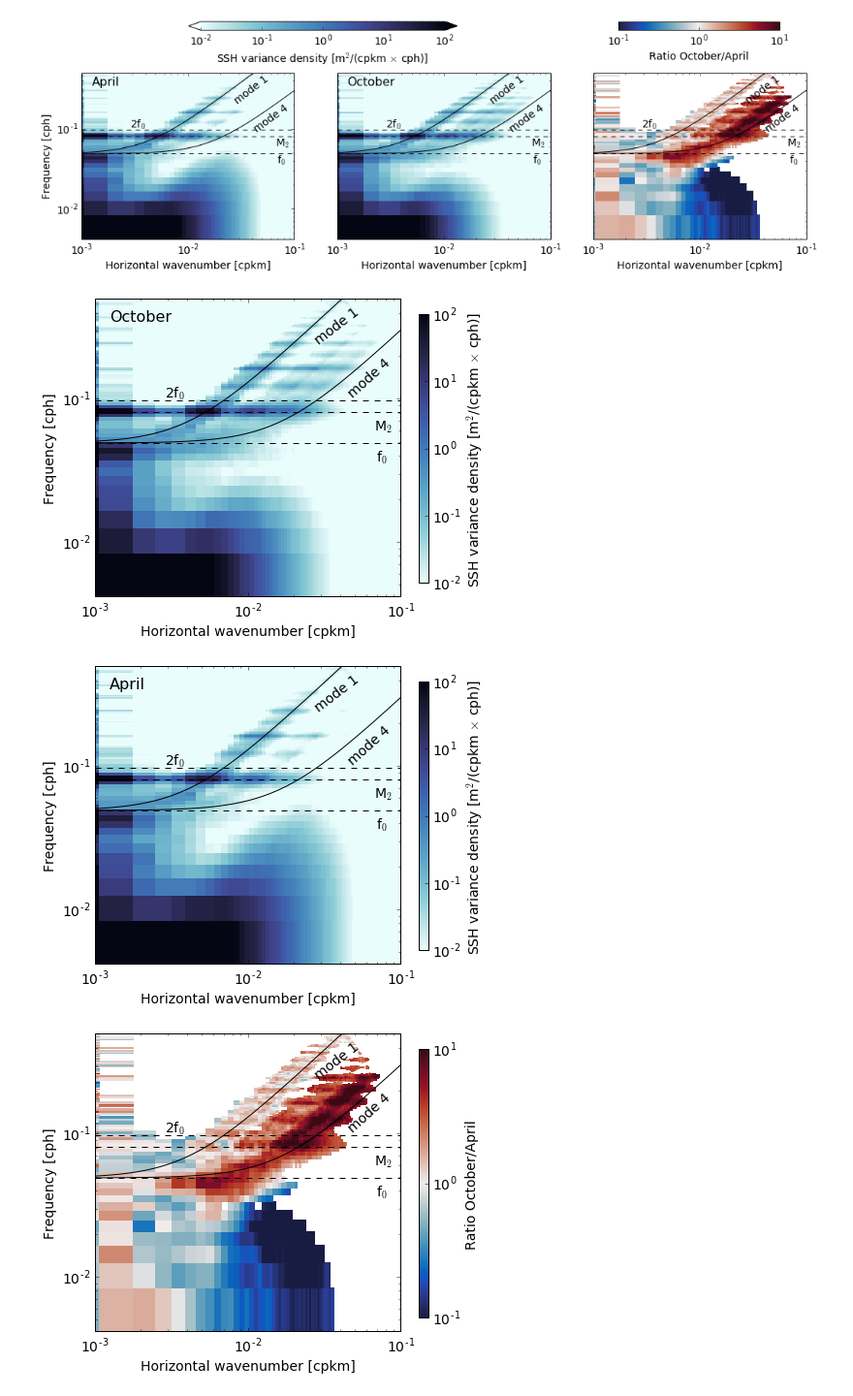
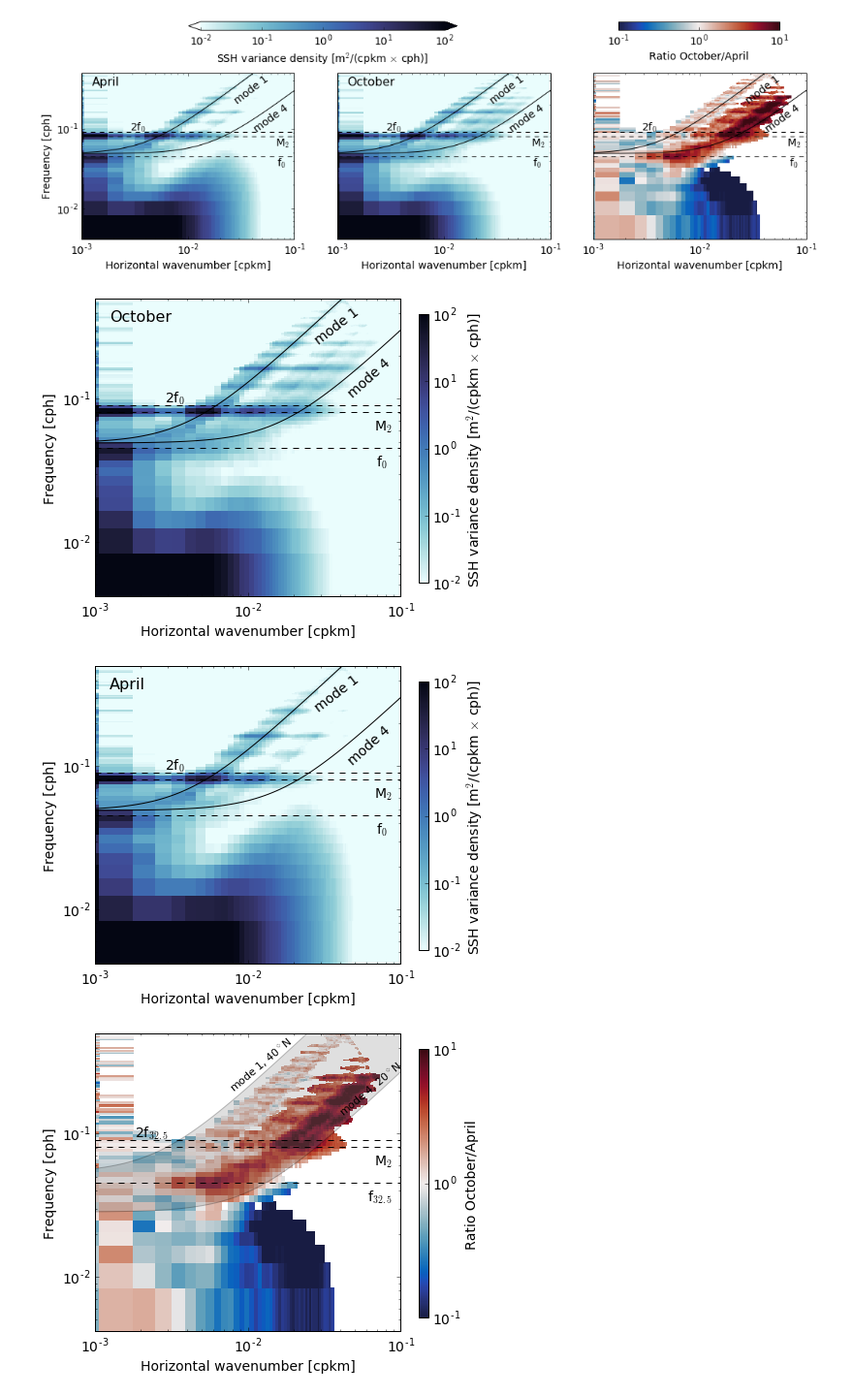
Before and after one commit to cesar-rocha/UpperOceanSeasonality, a Jupyter notebook: notebooks/WavenumberFrequencySpec.ipynb, the cells around one changed output. Shown at 97% size. Saved outputs shown, nothing was run; the diff lists cells and outputs as text; code cells hidden in the pictures.

```diff
--- a/notebooks/WavenumberFrequencySpec.ipynb
+++ b/notebooks/WavenumberFrequencySpec.ipynb
@@ -4,6 +4,11 @@ __depends__ = ["../outputs/eta_anomaly_var_wavenumber_freq_october.npz",
                "../outputs/eta_anomaly_var_wavenumber_freq_all.npz",
                "../outputs/eta_anomaly_var_wavenumber_freq_4320_october.npz",
                "../outputs/eta_anomaly_var_wavenumber_freq_4320_april.npz",
+               "../outputs/ke__wavenumber_freq_4320_october.npz",
+               "../outputs/ke__wavenumber_freq_4320_april.npz",
+               "../outputs/ke__wavenumber_freq_4320_all.npz",
+               "../WOA/radii_min.npz",
+                "../WOA/radii_max.npz",
                "../WOA/radii.npz"]
 __dest__ = []
 # %%
@@ -24,4 +31,9 @@ speca = np.load(__depends__[1])
 spec = np.load(__depends__[2])
 speco4320 = np.load(__depends__[3])
 speca4320 = np.load(__depends__[4])
-radii = np.load(__depends__[5])['radii']
+kespeco4320 = np.load(__depends__[5])
+kespeca4320 = np.load(__depends__[6])
+kespec4320 = np.load(__depends__[7])
+radii = np.load(__depends__[-1])['radii']
+radii_min = np.load(__depends__[-3])['radii']
+radii_max = np.load(__depends__[-2])['radii']
@@ -37,10 +45,13 @@ Eeta = spec['iEeta']
 # %%
 f, Eetao, Eetaa, Eeta = f[1:f.size/2], Eetao[:,1:f.size/2],Eetaa[:,1:f.size/2], Eeta[:,1:f.size/2]
 # %%
-f0 = sw.f(36)
+f0 = sw.f(32.5)
+fmin, fmax = sw.f(20), sw.f(40.)
+
 
 #f0 = sw.f(32.69)
 N2 = (276.32*f0)**2
+
 m = (1./150)
 m2 = (1./500)
 m3 = (1./550)
@@ -59,14 +70,30 @@ rd3 = 2*np.pi*radii[2]
 rd4 = 2*np.pi*radii[3]
 rd5 = 2*np.pi*radii[4]
 
+rd1_min = 2*np.pi*radii_min[0]
+rd4_min = 2*np.pi*radii_min[3]
+rd1_max = 2*np.pi*radii_max[0]
+rd4_max = 2*np.pi*radii_max[3]
+
+rd0 = 2000  #  external deformation radius (km)
+omg_0 = f0*np.sqrt(1 + (k*rd0)**2)*3600/2/np.pi
+
 omg_1 = f0*np.sqrt(1 + (k*rd1)**2)*3600/2/np.pi
 omg_2 = f0*np.sqrt(1 + (k*rd2)**2)*3600/2/np.pi
 omg_3 = f0*np.sqrt(1 + (k*rd3)**2)*3600/2/np.pi
 omg_4 = f0*np.sqrt(1 + (k*rd4)**2)*3600/2/np.pi
 omg_5 = f0*np.sqrt(1 + (k*rd5)**2)*3600/2/np.pi
 
+omg_1_min = fmin*np.sqrt(1 + (k*rd1_min)**2)*3600/2/np.pi
+omg_4_min = fmin*np.sqrt(1 + (k*rd4_min)**2)*3600/2/np.pi
+
+omg_1_max = fmax*np.sqrt(1 + (k*rd1_max)**2)*3600/2/np.pi
+omg_4_max = fmax*np.sqrt(1 + (k*rd4_max)**2)*3600/2/np.pi
+
 m2 = 1./12.4
 f0 = f0*3600/(2*np.pi)
+fmin = fmax*3600/(2*np.pi)
+fmax = fmin*3600/(2*np.pi)
 # %%
 RatioEeta = Eetao.T/Eetaa.T
 RatioEeta = np.ma.masked_array(RatioEeta,Eetao.T<1.e-2)
@@ -254,16 +282,15 @@ fig.colorbar(cdensity, cax=cbar_ax,label=r'SSH variance density [m$^2$/(cpkm $\t
 fig = plt.figure(figsize=(6.5,5.5))
 ax = plt.subplot(111)
 cratio = plt.pcolormesh(ki4320,f4320,Eetao4320.T,norm=LogNorm(vmin=vmin,vmax=vmax),cmap=cmocean.cm.ice_r)
-plt.plot(k,omg_1,'k')
-plt.plot(k,omg_4,'k')
-plt.text(1./38,.385,r'mode 1',fontsize=14,rotation=37.5)
-plt.text(1./23,.17,r'mode 4',fontsize=14,rotation=42)
+plt.fill_between(k, omg_4_min, omg_1_max, facecolor='.5',alpha=.25)
+plt.text(1./135,.425,r'mode 1, 40$^\circ$N',fontsize=11,rotation=40)
+plt.text(1./26,.285,r'mode 4, 20$^\circ$N',fontsize=11,rotation=40)
 plt.plot([1.e-3,1.e-1],[f0,f0],'k--')
 plt.plot([1.e-3,1.e-1],[m2,m2],'k--')
 plt.plot([1.e-3,1.e-1],[2*f0,2*f0],'k--')
 plt.text(1/15.,.75*m2,'M$_2$',fontsize=14)
-plt.text(1/14.5,.75*f0,'f$_0$',fontsize=14)
-plt.text(1./350,2.1*f0,'2f$_0$',fontsize=14)
+plt.text(1/16.5,.75*f0,'f$_{32.5}$',fontsize=14)
+plt.text(1./550,2.1*f0,'2f$_{32.5}$',fontsize=14)
 ax.set_xscale("log", nonposx='clip')
 ax.set_yscale("log", nonposx='clip')
 plt.xlim(1.e-3,1/5./2)
@@ -277,21 +304,20 @@ cbar_ax = fig.add_axes([0.84, .16, 0.02, 0.7])
 fig.colorbar(cratio, cax=cbar_ax,label=r'SSH variance density [m$^2$/(cpkm $\times$ cph)]')
 plt.savefig(__figpath__+"SSHVariance_Wavenumber-Frequency_Spectrum_4320_October.pdf",dpi=100,bbox_inches='tight')
 # %% [output]
-[figure, old version]
+[figure, new version]
 # %%
 fig = plt.figure(figsize=(6.5,5.5))
 ax = plt.subplot(111)
 cratio = plt.pcolormesh(ki4320,f4320,Eetaa4320.T,norm=LogNorm(vmin=vmin,vmax=vmax),cmap=cmocean.cm.ice_r)
-plt.plot(k,omg_1,'k')
-plt.plot(k,omg_4,'k')
-plt.text(1./38,.385,r'mode 1',fontsize=14,rotation=37.5)
-plt.text(1./23,.17,r'mode 4',fontsize=14,rotation=42)
+plt.fill_between(k, omg_4_min, omg_1_max, facecolor='.5',alpha=.25)
+plt.text(1./135,.425,r'mode 1, 40$^\circ$N',fontsize=11,rotation=40)
+plt.text(1./26,.285,r'mode 4, 20$^\circ$N',fontsize=11,rotation=40)
 plt.plot([1.e-3,1.e-1],[f0,f0],'k--')
 plt.plot([1.e-3,1.e-1],[m2,m2],'k--')
 plt.plot([1.e-3,1.e-1],[2*f0,2*f0],'k--')
 plt.text(1/15.,.75*m2,'M$_2$',fontsize=14)
-plt.text(1/14.5,.75*f0,'f$_0$',fontsize=14)
-plt.text(1./350,2.1*f0,'2f$_0$',fontsize=14)
+plt.text(1/16.5,.75*f0,'f$_{32.5}$',fontsize=14)
+plt.text(1./550,2.1*f0,'2f$_{32.5}$',fontsize=14)
 ax.set_xscale("log", nonposx='clip')
 ax.set_yscale("log", nonposx='clip')
 plt.xlim(1.e-3,1/5./2)
@@ -305,33 +331,32 @@ cbar_ax = fig.add_axes([0.84, .16, 0.02, 0.7])
 fig.colorbar(cratio, cax=cbar_ax,label=r'SSH variance density [m$^2$/(cpkm $\times$ cph)]')
 plt.savefig(__figpath__+"SSHVariance_Wavenumber-Frequency_Spectrum_4320_April.pdf",dpi=100,bbox_inches='tight')
 # %% [output]
-[figure, old version]
+[figure, new version]
 # %%
 fig = plt.figure(figsize=(6.5,5.5))
 ax = plt.subplot(111)
 cratio = plt.pcolormesh(ki4320,f4320,RatioEeta4320,norm=LogNorm(vmin=.1,vmax=10),cmap=cmocean.cm.balance)
-plt.plot(k,omg_1,'k')
-plt.plot(k,omg_4,'k')
-plt.text(1./38,.385,r'mode 1',fontsize=14,rotation=37.5)
-plt.text(1./23,.17,r'mode 4',fontsize=14,rotation=42)
+plt.fill_between(k, omg_4_min, omg_1_max, facecolor='.5',alpha=.25)
+plt.text(1./135,.425,r'mode 1, 40$^\circ$N',fontsize=11,rotation=40)
+plt.text(1./26,.285,r'mode 4, 20$^\circ$N',fontsize=11,rotation=40)
 plt.plot([1.e-3,1.e-1],[f0,f0],'k--')
 plt.plot([1.e-3,1.e-1],[m2,m2],'k--')
 plt.plot([1.e-3,1.e-1],[2*f0,2*f0],'k--')
 plt.text(1/15.,.75*m2,'M$_2$',fontsize=14)
-plt.text(1/14.5,.75*f0,'f$_0$',fontsize=14)
-plt.text(1./350,2.1*f0,'2f$_0$',fontsize=14)
+plt.text(1/16.5,.75*f0,'f$_{32.5}$',fontsize=14)
+plt.text(1./550,2.1*f0,'2f$_{32.5}$',fontsize=14)
 ax.set_xscale("log", nonposx='clip')
 ax.set_yscale("log", nonposx='clip')
 plt.xlim(1.e-3,1/5./2)
 plt.ylim(0,.5)
 plt.xlabel("Horizontal wavenumber [cpkm]")
 plt.ylabel("Frequency [cph]")
 plt.text(1/800,.35,'',color='k',fontsize=16)
 
 fig.subplots_adjust(right=0.8)
 cbar_ax = fig.add_axes([0.84, .16, 0.02, 0.7])
 fig.colorbar(cratio, cax=cbar_ax,label=r'Ratio October/April')
 
 plt.savefig(__figpath__+"SSHVariance_Wavenumber-Frequency_Spectrum_4320_Ratio.pdf",dpi=100,bbox_inches='tight')
 # %% [output]
-[figure, old version]
+[figure, new version]
```
Also changed, not shown: parts of 25 cells of this notebook.
